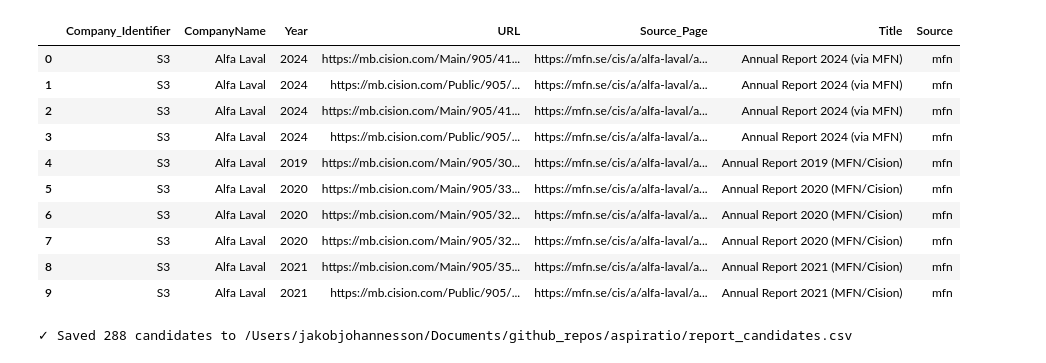
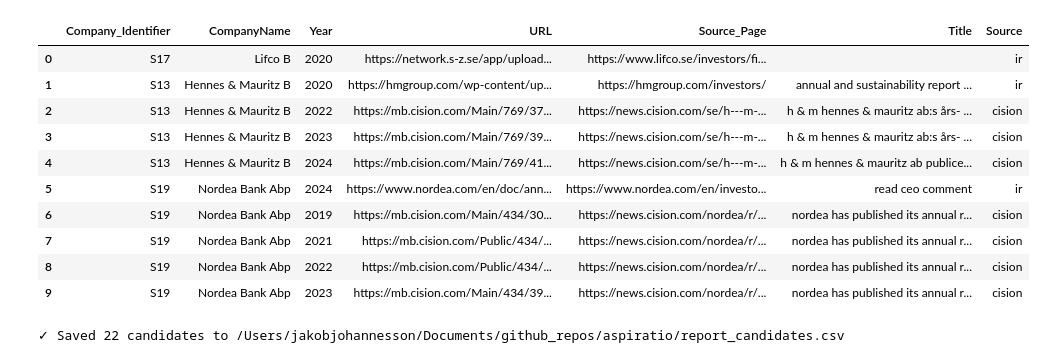
Before and after one commit to JakobJohannesson/aspiratio, a Jupyter notebook: notebooks/step3_Find_annual_reports.ipynb, the cells around one changed output. Saved outputs shown, nothing was run; the diff lists cells and outputs as text; code cells hidden in the pictures.

```diff
--- a/notebooks/step3_Find_annual_reports.ipynb
+++ b/notebooks/step3_Find_annual_reports.ipynb
@@ -67,18 +67,20 @@ for (name, cid, _), yrs in list(search_tasks.items())[:5]:
 # %%
-# Search for annual reports in parallel with MFN fallback
+# Search for annual reports in parallel with Cision and MFN fallbacks
 import importlib
 import aspiratio.utils.report_downloader as rd_module
 import aspiratio.tier1.mfn_search as mfn_module
+import aspiratio.tier1.cision_search as cision_module
 
 # Reload modules to pick up any changes
 importlib.reload(mfn_module)
-importlib.reload(rd_module)
+importlib.reload(cision_module)
 
 from aspiratio.utils.report_downloader import find_annual_reports
 from aspiratio.tier1.mfn_search import find_reports_via_mfn
+from aspiratio.tier1.cision_search import find_reports_via_cision
 
 def search_company(args):
-    """Worker function to search one company with MFN fallback."""
+    """Worker function to search one company with Cision and MFN fallbacks."""
     name, cid, ir_url, target_years = args
     results = []
 
@@ -98,13 +100,34 @@ def search_company(args):
     except Exception as e:
         print(f"    ⚠ IR search error for {name}: {e}")
 
-    # Check which years are still missing
+    # Check which years are still misOne thing that I'm a little bit curious about in this specific step it is uh cell number three. So when it's looking for the annual reports.sing
     found_years = {r['Year'] for r in results}
     missing_years = [y for y in target_years if y not in found_years]
 
-    # If any years missing, try MFN fallback explicitly
+    # Fallback 1: Try Cision News (primary source for Swedish press releases)
     if missing_years:
-        print(f"    🔄 {name}: Missing years {missing_years}, trying MFN fallback...")
+        print(f"    🔄 {name}: Missing years {missing_years}, trying Cision fallback...")
+        try:
+            cision_candidates = find_reports_via_cision(name, missing_years)
+            for c in cision_candidates:
+                if c.get('year') in missing_years:  # Only add if still missing
+                    results.append({
+                        'Company_Identifier': cid,
+                        'CompanyName': name,
+                        'Year': c.get('year'),
+                        'URL': c.get('url'),
+                        'Source_Page': c.get('source_page', ''),
+                        'Title': c.get('title', ''),
+                        'Source': 'cision'
+                    })
+                    if c.get('year') in missing_years:
+                        missing_years.remove(c.get('year'))
+        except Exception as e:
+            print(f"    ⚠ Cision fallback error for {name}: {e}")
+
+    # Fallback 2: Try MFN if still missing years
+    if missing_years:
+        print(f"    🔄 {name}: Still missing {missing_years}, trying MFN fallback...")
         try:
             mfn_candidates = find_reports_via_mfn(name, missing_years)
             for c in mfn_candidates:
@@ -135,6 +158,7 @@ max_workers = min(5, len(task_list)) if task_list else 1
 
 print(f"🚀 Starting parallel search with {max_workers} workers...")
 print(f"   Companies to search: {len(task_list)}")
+print(f"   Fallback chain: IR → Cision → MFN")
 
 with ThreadPoolExecutor(max_workers=max_workers) as executor:
     futures = {executor.submit(search_company, task): task for task in task_list}
@@ -171,14 +195,14 @@ Found 6 annual reports
 |  | Company_Identifier | CompanyName | Year | URL | Source_Page | Title | Source |
-| 0 | S3 | Alfa Laval | 2024 | https://mb.cision.com/Main/905/41... | https://mfn.se/cis/a/alfa-laval/a... | Annual Report 2024 (via MFN) | mfn |
-| 1 | S3 | Alfa Laval | 2024 | https://mb.cision.com/Public/905/... | https://mfn.se/cis/a/alfa-laval/a... | Annual Report 2024 (via MFN) | mfn |
-| 2 | S3 | Alfa Laval | 2024 | https://mb.cision.com/Main/905/41... | https://mfn.se/cis/a/alfa-laval/a... | Annual Report 2024 (via MFN) | mfn |
-| 3 | S3 | Alfa Laval | 2024 | https://mb.cision.com/Public/905/... | https://mfn.se/cis/a/alfa-laval/a... | Annual Report 2024 (via MFN) | mfn |
-| 4 | S3 | Alfa Laval | 2019 | https://mb.cision.com/Main/905/30... | https://mfn.se/cis/a/alfa-laval/a... | Annual Report 2019 (MFN/Cision) | mfn |
-| 5 | S3 | Alfa Laval | 2020 | https://mb.cision.com/Main/905/33... | https://mfn.se/cis/a/alfa-laval/a... | Annual Report 2020 (MFN/Cision) | mfn |
-| 6 | S3 | Alfa Laval | 2020 | https://mb.cision.com/Main/905/32... | https://mfn.se/cis/a/alfa-laval/a... | Annual Report 2020 (MFN/Cision) | mfn |
-| 7 | S3 | Alfa Laval | 2020 | https://mb.cision.com/Main/905/32... | https://mfn.se/cis/a/alfa-laval/a... | Annual Report 2020 (MFN/Cision) | mfn |
-| 8 | S3 | Alfa Laval | 2021 | https://mb.cision.com/Main/905/35... | https://mfn.se/cis/a/alfa-laval/a... | Annual Report 2021 (MFN/Cision) | mfn |
-| 9 | S3 | Alfa Laval | 2021 | https://mb.cision.com/Public/905/... | https://mfn.se/cis/a/alfa-laval/a... | Annual Report 2021 (MFN/Cision) | mfn |
+| 0 | S17 | Lifco B | 2020 | https://network.s-z.se/app/upload... | https://www.lifco.se/investors/fi... |  | ir |
+| 1 | S13 | Hennes & Mauritz B | 2020 | https://hmgroup.com/wp-content/up... | https://hmgroup.com/investors/ | annual and sustainability report ... | ir |
+| 2 | S13 | Hennes & Mauritz B | 2022 | https://mb.cision.com/Main/769/37... | https://news.cision.com/se/h---m-... | h & m hennes & mauritz ab:s års- ... | cision |
+| 3 | S13 | Hennes & Mauritz B | 2023 | https://mb.cision.com/Main/769/39... | https://news.cision.com/se/h---m-... | h & m hennes & mauritz ab:s års- ... | cision |
+| 4 | S13 | Hennes & Mauritz B | 2024 | https://mb.cision.com/Main/769/41... | https://news.cision.com/se/h---m-... | h & m hennes & mauritz ab publice... | cision |
+| 5 | S19 | Nordea Bank Abp | 2024 | https://www.nordea.com/en/doc/ann... | https://www.nordea.com/en/investo... | read ceo comment | ir |
+| 6 | S19 | Nordea Bank Abp | 2019 | https://mb.cision.com/Main/434/30... | https://news.cision.com/nordea/r/... | nordea has published its annual r... | cision |
+| 7 | S19 | Nordea Bank Abp | 2021 | https://mb.cision.com/Public/434/... | https://news.cision.com/nordea/r/... | nordea has published its annual r... | cision |
+| 8 | S19 | Nordea Bank Abp | 2022 | https://mb.cision.com/Public/434/... | https://news.cision.com/nordea/r/... | nordea has published its annual r... | cision |
+| 9 | S19 | Nordea Bank Abp | 2023 | https://mb.cision.com/Main/434/39... | https://news.cision.com/nordea/r/... | nordea has published its annual r... | cision |
 # %%
 # Persist candidates for review (only if we found any)
 if not candidates_df.empty:
@@ -188,4 +212,4 @@ if not candidates_df.empty:
 else:
     print("⚠ No candidates found - nothing to save")
 # %% [output]
-✓ Saved 288 candidates to /Users/jakobjohannesson/Documents/github_repos/aspiratio/report_candidates.csv
+✓ Saved 22 candidates to /Users/jakobjohannesson/Documents/github_repos/aspiratio/report_candidates.csv
```
Also changed, not shown: parts of 4 cells of this notebook, 13 other files.
